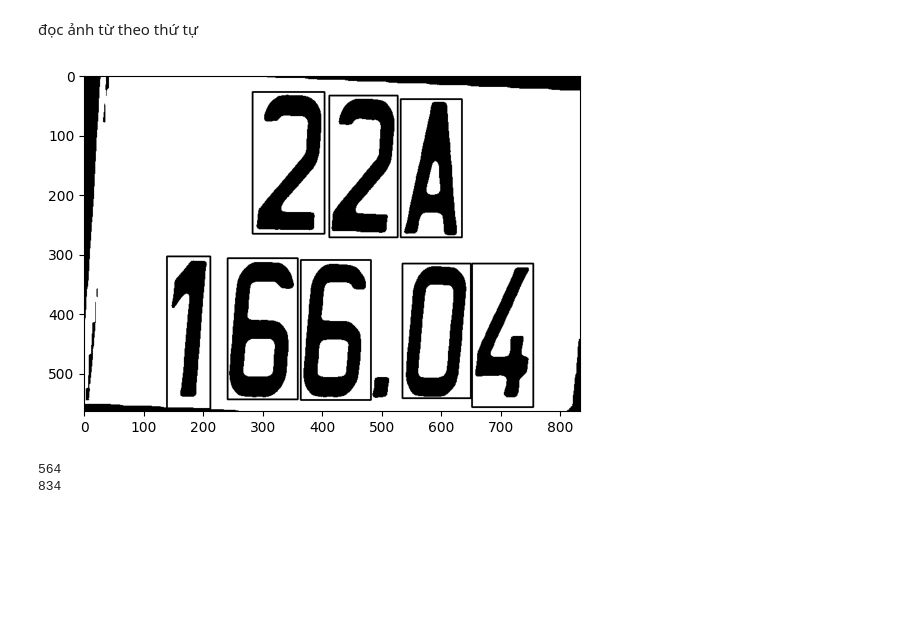
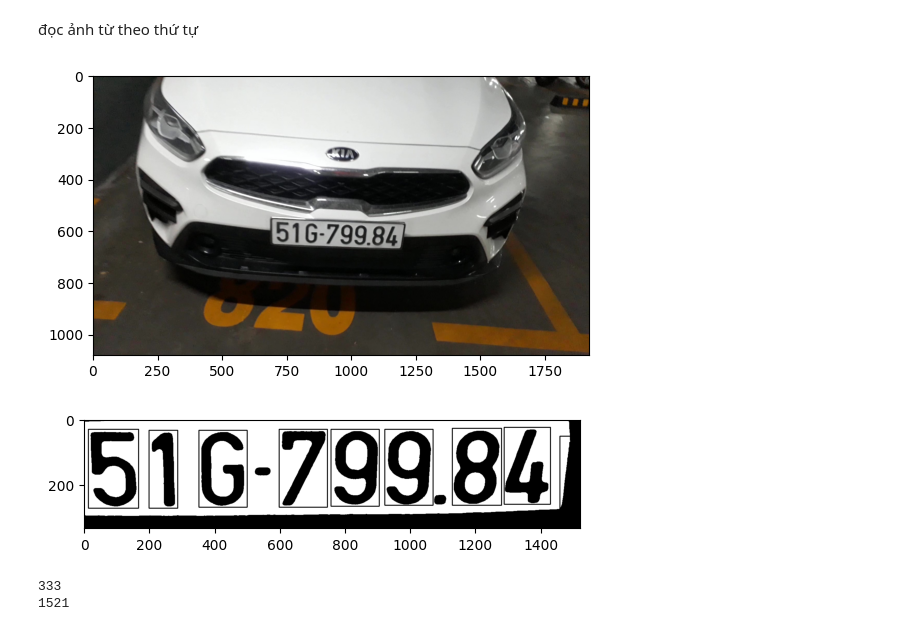
Before and after one commit to congsenpai/DuDoanBienSo, a Jupyter notebook: tach_anh.ipynb, the cells around one changed output. Drawn from its saved outputs; the diff is of its cells as text; code cells hidden in the pictures; blank space fills up the shorter version.

```diff
--- a/tach_anh.ipynb
+++ b/tach_anh.ipynb
@@ -173,15 +173,30 @@ def phantachkytu(path):
     plt.imshow(roi_with_rects_rgb,cmap='gray')  # Hiển thị hình ảnh với tất cả các hình chữ nhật
     plt.show()
     return height,width,line1,line2
-# %%
-path = "image/87.jpg"
-h,w,line1,line2=phantachkytu(path)
-print(h)
-print(w)
-# %% [output]
-[figure, removed]
-564
-834
+# %%
+import cv2
+import matplotlib.pyplot as plt
+import PreProcess as pre
+path = "D:/Monhoc/AI/TongHopAI/DuDoanBienSo/image/2.jpg"
+img=cv2.imread(path)
+if img is None:
+    print(f"Error: Image at {path} could not be loaded. Please check the path.")
+else:
+    # Convert the image from BGR to RGB
+    img_rgb = cv2.cvtColor(img, cv2.COLOR_BGR2RGB)
+
+    # Display the image
+    plt.imshow(img_rgb, cmap='gray')
+    plt.show()
+
+h,w,line1,line2=phantachkytu(path)
+print(h)
+print(w)
+# %% [output]
+[figure, added]
+[figure, added]
+333
+1521
 # %%
 from tensorflow.keras.models import load_model
 
```
Also changed, not shown: parts of 1 cell of this notebook, 4 other files.
